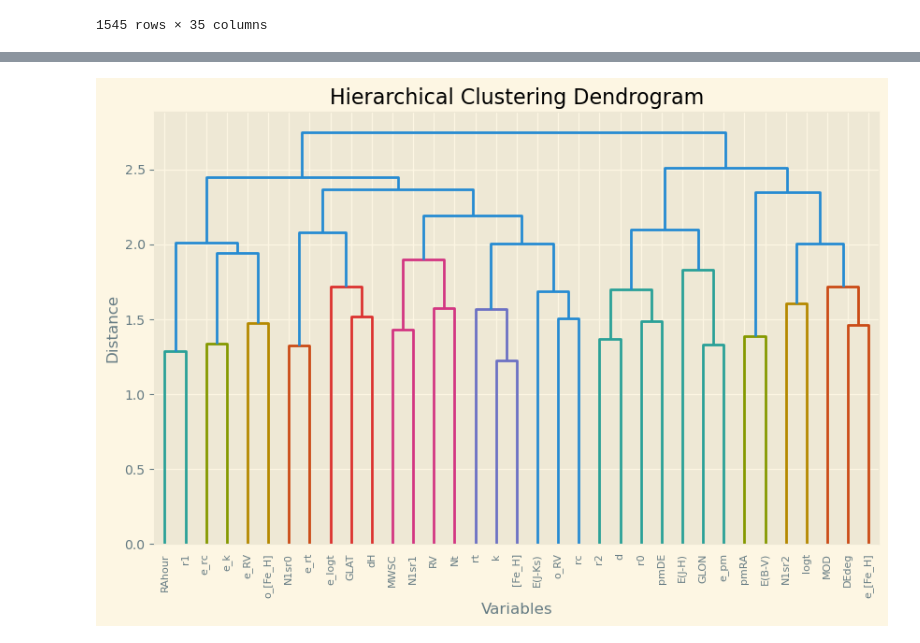
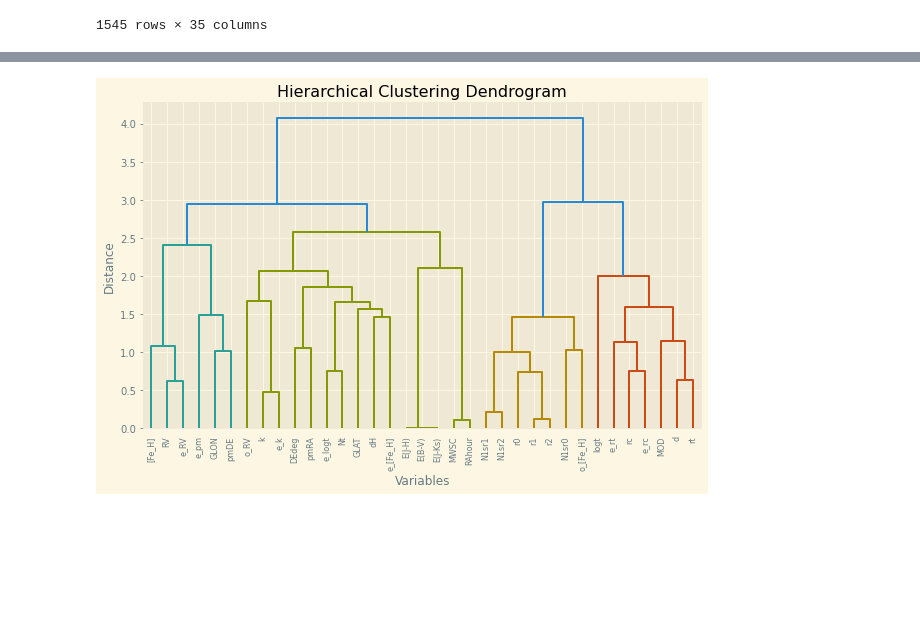
Before and after one commit to jpbatleidenuniv/BRP, a Jupyter notebook: Notebooks/Hunt_notebook.ipynb, the cells around one changed output, grey strips where cells are left out. Cells and saved outputs as stored; diff of their text form; code cells hidden in the pictures; blank space fills up the shorter version.

```diff
--- a/Notebooks/Hunt_notebook.ipynb
+++ b/Notebooks/Hunt_notebook.ipynb
@@ -274,16 +264,16 @@ plt.show()
 # %%
 #utrametric distance as hierarchical tree (econophysics)
 from scipy.cluster import hierarchy
 
 # Perform hierarchical clustering
-linkage_matrix = hierarchy.complete(corr_matrix)
+linkage_matrix = hierarchy.complete(corrmatrix)
 
 # Plot the hierarchical tree
 plt.figure(figsize=(10, 6))
 hierarchy.dendrogram(linkage_matrix, labels=khar_nostring.columns, leaf_rotation=90, leaf_font_size=8)
 plt.title('Hierarchical Clustering Dendrogram')
 plt.xlabel('Variables')
 plt.ylabel('Distance')
 plt.show()
 # %% [output]
-[figure, old version]
+[figure, new version]
```
Also changed, not shown: parts of 4 cells of this notebook.
